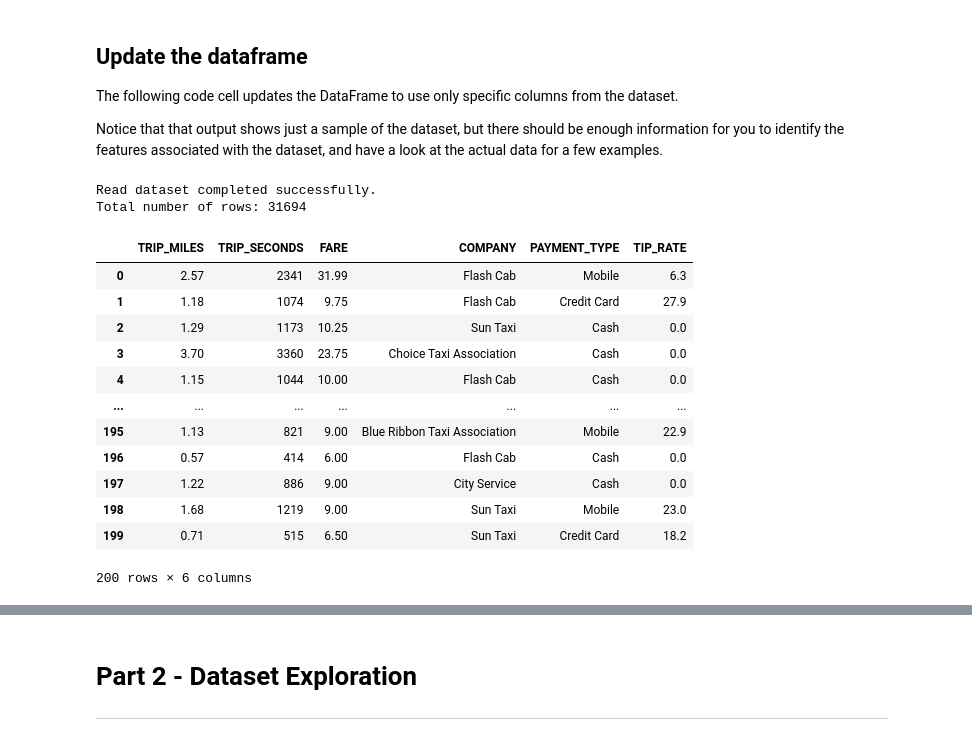
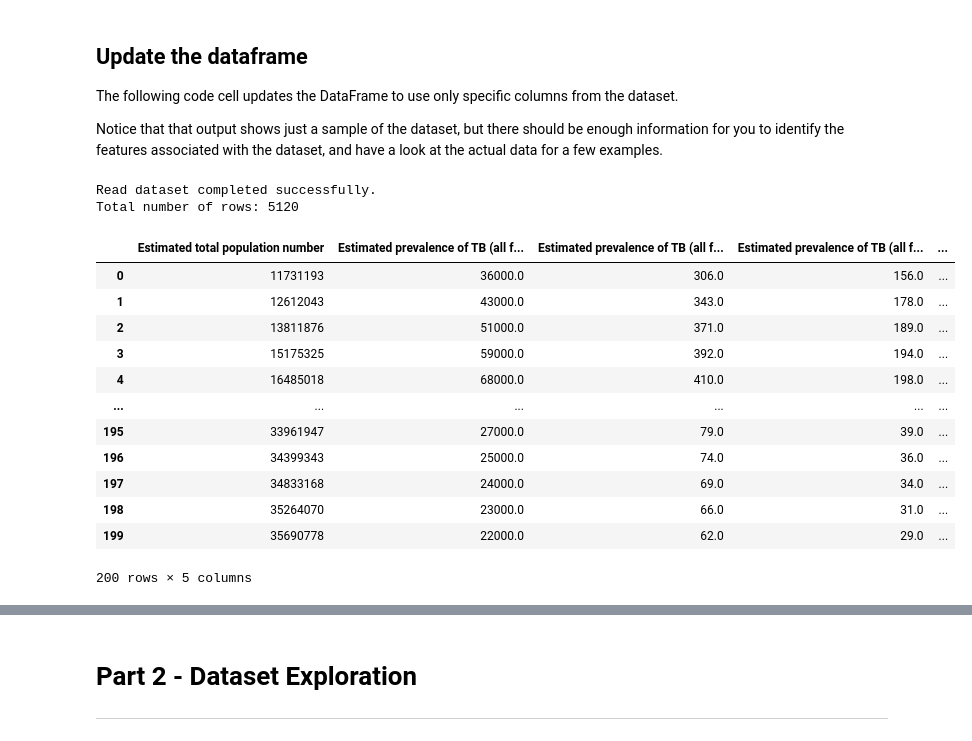
Before and after one commit to Nellyjericho/Data-Structures-and-Algorithms-Notes, a Jupyter notebook: ml/cc/exercises/linear_regression_taxi.ipynb, the cells around one changed output, grey strips where cells are left out. Drawn from its saved outputs; the diff is of its cells as text; code cells hidden in the pictures.

```diff
--- a/ml/cc/exercises/linear_regression_taxi.ipynb
+++ b/ml/cc/exercises/linear_regression_taxi.ipynb
@@ -86,3 +68,8 @@ import ml_edu.results
 
 # data visualization
 import plotly.express as px
+import io
+
+from google.colab import files
+uploaded=files.upload()
+print(uploaded)
@@ -99,3 +87,5 @@ chicago_taxi_dataset = pd.read_csv("https://download.mlcc.google.com/mledu-datas
+# %%
+tb_burden_country_data = pd.read_csv(io.BytesIO(uploaded['TB_Burden_Country (1).csv']))
 # %% [markdown]
 ## Update the dataframe
 
@@ -105,25 +95,24 @@ Notice that that output shows just a sample of the dataset, but there should be
 # %%
 #@title Code - Read dataset
 
 # Updates dataframe to use specific columns.
-training_df = chicago_taxi_dataset.loc[:, ('TRIP_MILES', 'TRIP_SECONDS', 'FARE', 'COMPANY', 'PAYMENT_TYPE', 'TIP_RATE')]
-
+training_df = tb_burden_country_data.loc[:, ('Estimated total population number', 'Estimated prevalence of TB (all forms)', 'Estimated prevalence of TB (all forms) per 100 000 population', 'Estimated prevalence of TB (all forms) per 100 000 population, low bound', 'Estimated prevalence of TB (all forms) per 100 000 population, high bound')]
 print('Read dataset completed successfully.')
 print('Total number of rows: {0}\n\n'.format(len(training_df.index)))
 training_df.head(200)
 # %% [output]
 Read dataset completed successfully.
-Total number of rows: 31694
+Total number of rows: 5120
-|  | TRIP_MILES | TRIP_SECONDS | FARE | COMPANY | PAYMENT_TYPE | TIP_RATE |
-| 0 | 2.57 | 2341 | 31.99 | Flash Cab | Mobile | 6.3 |
-| 1 | 1.18 | 1074 | 9.75 | Flash Cab | Credit Card | 27.9 |
-| 2 | 1.29 | 1173 | 10.25 | Sun Taxi | Cash | 0.0 |
-| 3 | 3.70 | 3360 | 23.75 | Choice Taxi Association | Cash | 0.0 |
-| 4 | 1.15 | 1044 | 10.00 | Flash Cab | Cash | 0.0 |
-| ... | ... | ... | ... | ... | ... | ... |
-| 195 | 1.13 | 821 | 9.00 | Blue Ribbon Taxi Association | Mobile | 22.9 |
-| 196 | 0.57 | 414 | 6.00 | Flash Cab | Cash | 0.0 |
-| 197 | 1.22 | 886 | 9.00 | City Service | Cash | 0.0 |
-| 198 | 1.68 | 1219 | 9.00 | Sun Taxi | Mobile | 23.0 |
-| 199 | 0.71 | 515 | 6.50 | Sun Taxi | Credit Card | 18.2 |
+|  | Estimated total population number | Estimated prevalence of TB (all f... | Estimated prevalence of TB (all f... | Estimated prevalence of TB (all f... | ... |
+| 0 | 11731193 | 36000.0 | 306.0 | 156.0 | ... |
+| 1 | 12612043 | 43000.0 | 343.0 | 178.0 | ... |
+| 2 | 13811876 | 51000.0 | 371.0 | 189.0 | ... |
+| 3 | 15175325 | 59000.0 | 392.0 | 194.0 | ... |
+| 4 | 16485018 | 68000.0 | 410.0 | 198.0 | ... |
+| ... | ... | ... | ... | ... | ... |
+| 195 | 33961947 | 27000.0 | 79.0 | 39.0 | ... |
+| 196 | 34399343 | 25000.0 | 74.0 | 36.0 | ... |
+| 197 | 34833168 | 24000.0 | 69.0 | 34.0 | ... |
+| 198 | 35264070 | 23000.0 | 66.0 | 31.0 | ... |
+| 199 | 35690778 | 22000.0 | 62.0 | 29.0 | ... |
-200 rows × 6 columns
+200 rows × 5 columns
```
Also changed, not shown: parts of 20 cells of this notebook.
